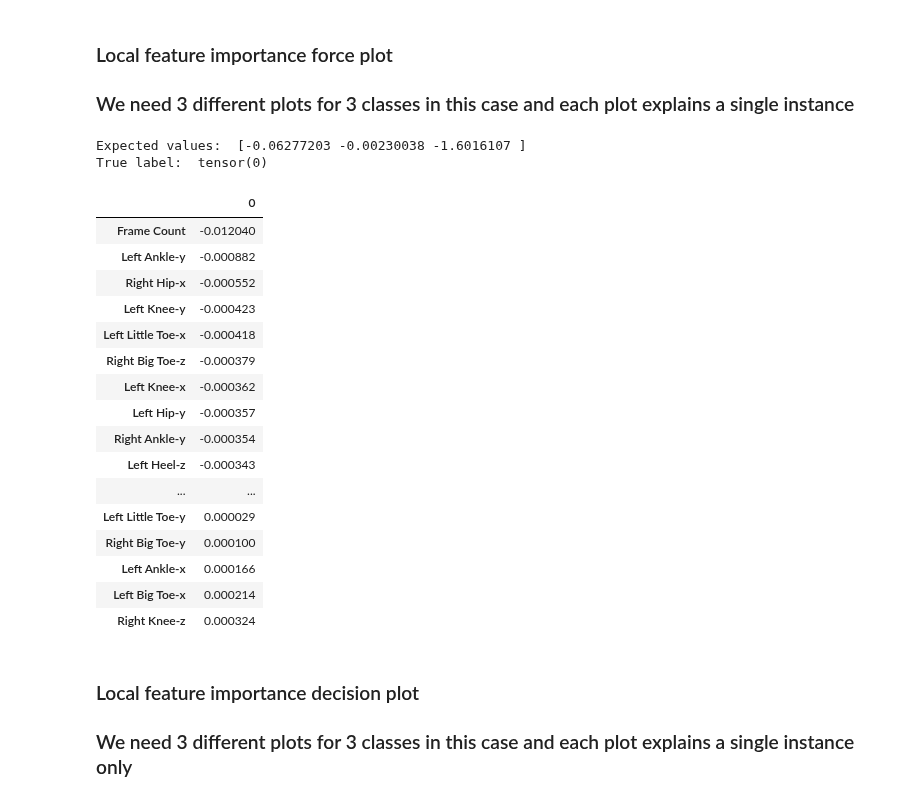
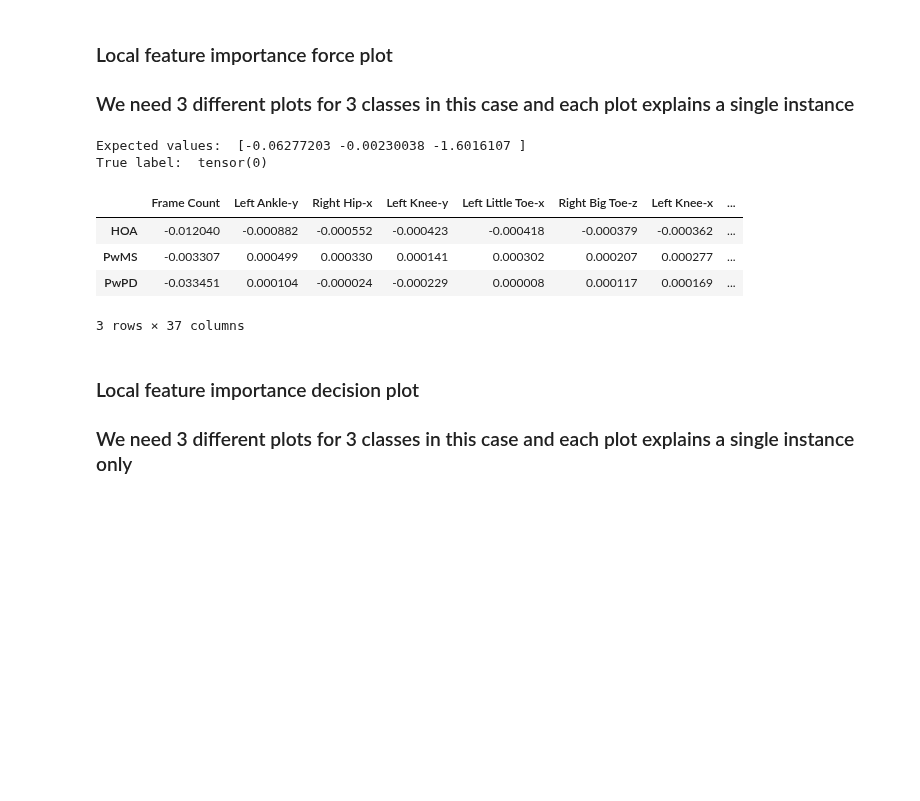
Before and after one commit to kaurrachneet6/Vision-Based-Gait-Analysis-Framework-for-Predicting-Multiple-Sclerosis, a Jupyter notebook: Discussion analysis/SubjectGenW_SHAP.ipynb, the cells around one changed output. Saved outputs shown, nothing was run; the diff lists cells and outputs as text; code cells hidden in the pictures; blank space fills up the shorter version.

```diff
--- a/Discussion analysis/SubjectGenW_SHAP.ipynb
+++ b/Discussion analysis/SubjectGenW_SHAP.ipynb
@@ -381,51 +381,49 @@ For PwPD
 # %%
 #Force plot local interpretations
 #Expected value is the list of length number of classes. So, we must choose which label are we trying to explain.
 #We may choose depending on the true and predicted label for the current instance we wish to explain
 print ('Expected values: ', explainer.expected_value)
+classes = [0, 1, 2]
 class_to_explain = 0 #0 for HOA, 1 for MS, and 2 for PD
-out_name = 'HOA'
+out_names_ = ['HOA', 'PwMS', 'PwPD']
 instance_to_explain = 0 #Let's explain the first test set instance
 print ('True label: ', trainer.Y_sl_test[instance_to_explain])
 
+for class_to_explain in classes:
 # plot the explanation of the first prediction
-force_ = shap.force_plot(
-    base_value=explainer.expected_value[class_to_explain],
-    shap_values=shaps_feature_wise[class_to_explain][instance_to_explain],
-    features=Xtest_feature_wise_df.iloc[instance_to_explain],
-    feature_names=Xtest_feature_wise_df.columns,
-    link="identity",
-    out_names=out_name
-)
-#This plot doesn't display but is directly saved at the specified path
-shap.save_html('../SHAPResults/' + parameter_dict["framework"] + '/' + parameter_dict["model"] + \
-          '/shap_local_force_instance' + str(instance_to_explain) + '_' + out_name + '.htm', force_)
+    force_ = shap.force_plot(
+        base_value=explainer.expected_value[class_to_explain],
+        shap_values=shaps_feature_wise[class_to_explain][instance_to_explain],
+        features=Xtest_feature_wise_df.iloc[instance_to_explain],
+        feature_names=Xtest_feature_wise_df.columns,
+        link="identity",
+        out_names=out_names_[class_to_explain]
+    )
+    #This plot doesn't display but is directly saved at the specified path
+    shap.save_html('../SHAPResults/' + parameter_dict["framework"] + '/' + parameter_dict["model"] + \
+              '/shap_local_force_instance' + str(instance_to_explain) + '_' + out_names_[class_to_explain] + '.htm', force_)
 
 #Display all features and SHAP values
 #The table below the plot is the full list of features and their
 #SHAP additive weights.
-display(pd.DataFrame(data=shaps_feature_wise[class_to_explain][instance_to_explain].reshape(1,-1), \
-                     columns=Xtest_feature_wise_df.columns, index=[instance_to_explain]).transpose().sort_values(by=instance_to_explain, ascending=True))
+#Display all features and SHAP values for all 3 classes
+df1=pd.DataFrame(data=shaps_feature_wise[0][instance_to_explain].reshape(1,-1), \
+                     columns=Xtest_feature_wise_df.columns, index=[0]).transpose().sort_values(by=0, ascending=True)
+df2=pd.DataFrame(data=shaps_feature_wise[1][instance_to_explain].reshape(1,-1), \
+                     columns=Xtest_feature_wise_df.columns, index=[1]).transpose().sort_values(by=1, ascending=True)
+df3=pd.DataFrame(data=shaps_feature_wise[2][instance_to_explain].reshape(1,-1), \
+                     columns=Xtest_feature_wise_df.columns, index=[2]).transpose().sort_values(by=2, ascending=True)
+df=pd.concat([df1,df2,df3], axis = 1)
+df.columns = ['HOA', 'PwMS', 'PwPD']
+display(df.transpose())
 # %% [output]
 Expected values:  [-0.06277203 -0.00230038 -1.6016107 ]
 True label:  tensor(0)
-|  | 0 |
-| Frame Count | -0.012040 |
-| Left Ankle-y | -0.000882 |
-| Right Hip-x | -0.000552 |
-| Left Knee-y | -0.000423 |
-| Left Little Toe-x | -0.000418 |
-| Right Big Toe-z | -0.000379 |
-| Left Knee-x | -0.000362 |
-| Left Hip-y | -0.000357 |
-| Right Ankle-y | -0.000354 |
-| Left Heel-z | -0.000343 |
-| ... | ... |
-| Left Little Toe-y | 0.000029 |
-| Right Big Toe-y | 0.000100 |
-| Left Ankle-x | 0.000166 |
-| Left Big Toe-x | 0.000214 |
-| Right Knee-z | 0.000324 |
+|  | Frame Count | Left Ankle-y | Right Hip-x | Left Knee-y | Left Little Toe-x | Right Big Toe-z | Left Knee-x | ... |
+| HOA | -0.012040 | -0.000882 | -0.000552 | -0.000423 | -0.000418 | -0.000379 | -0.000362 | ... |
+| PwMS | -0.003307 | 0.000499 | 0.000330 | 0.000141 | 0.000302 | 0.000207 | 0.000277 | ... |
+| PwPD | -0.033451 | 0.000104 | -0.000024 | -0.000229 | 0.000008 | 0.000117 | 0.000169 | ... |
+3 rows × 37 columns
 # %% [markdown]
 ### Local feature importance decision plot
 ### We need 3 different plots for 3 classes in this case and each plot explains a single instance only
```
